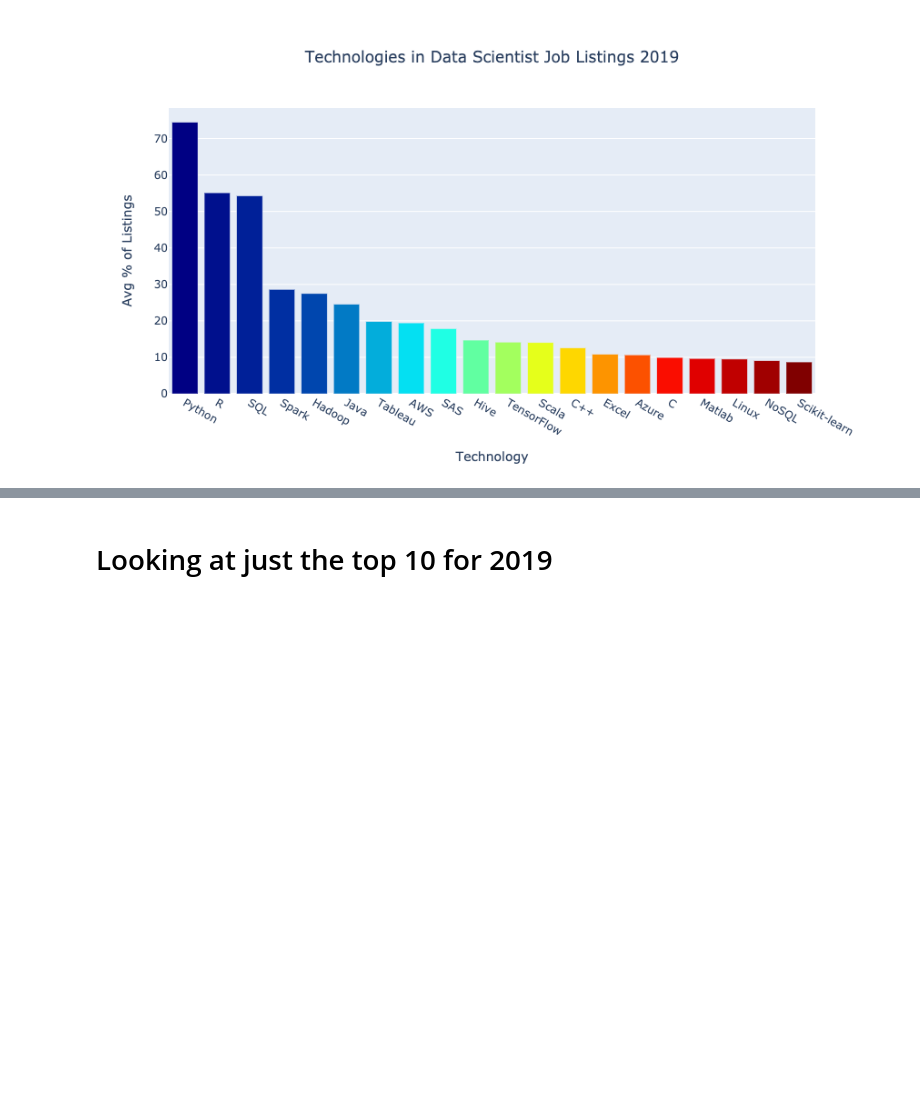
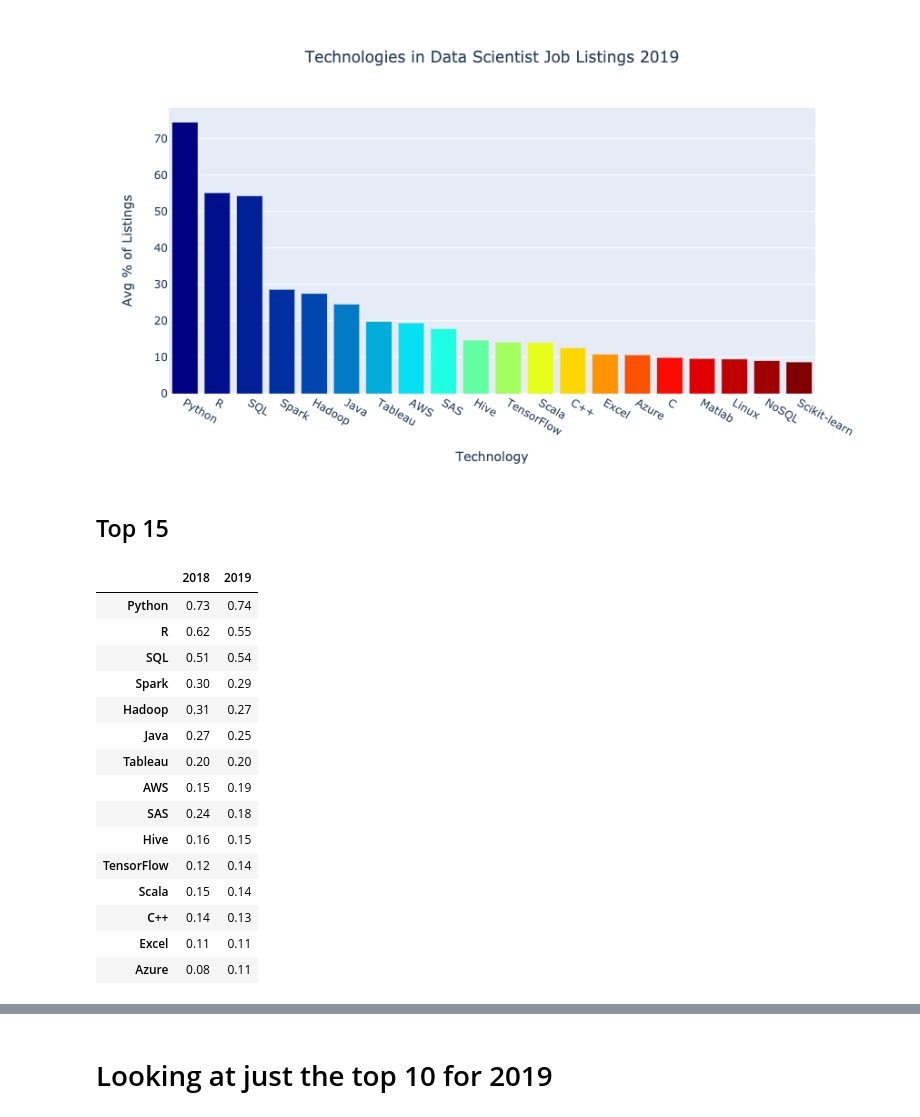
Before and after one commit to discdiver/2019-in-demand-ds-tech-skills, a Jupyter notebook: scrape_ds_jobs_2019_1.5.ipynb, the cells around one changed output, grey strips where cells are left out. Saved outputs shown, nothing was run; the diff lists cells and outputs as text; code cells hidden in the pictures; blank space fills up the shorter version.

```diff
--- a/scrape_ds_jobs_2019_1.5.ipynb
+++ b/scrape_ds_jobs_2019_1.5.ipynb
@@ -767,3 +767,25 @@ fig = go.Figure(data=data, layout=layout)
 py.iplot(fig)
 # %% [output]
 [figure]
+# %% [markdown]
+## Top 15
+# %%
+df_15 = df_combo.iloc[:15]
+df_15
+# %% [output]
+|  | 2018 | 2019 |
+| Python | 0.73 | 0.74 |
+| R | 0.62 | 0.55 |
+| SQL | 0.51 | 0.54 |
+| Spark | 0.30 | 0.29 |
+| Hadoop | 0.31 | 0.27 |
+| Java | 0.27 | 0.25 |
+| Tableau | 0.20 | 0.20 |
+| AWS | 0.15 | 0.19 |
+| SAS | 0.24 | 0.18 |
+| Hive | 0.16 | 0.15 |
+| TensorFlow | 0.12 | 0.14 |
+| Scala | 0.15 | 0.14 |
+| C++ | 0.14 | 0.13 |
+| Excel | 0.11 | 0.11 |
+| Azure | 0.08 | 0.11 |
```
Also changed, not shown: parts of 2 cells of this notebook.
